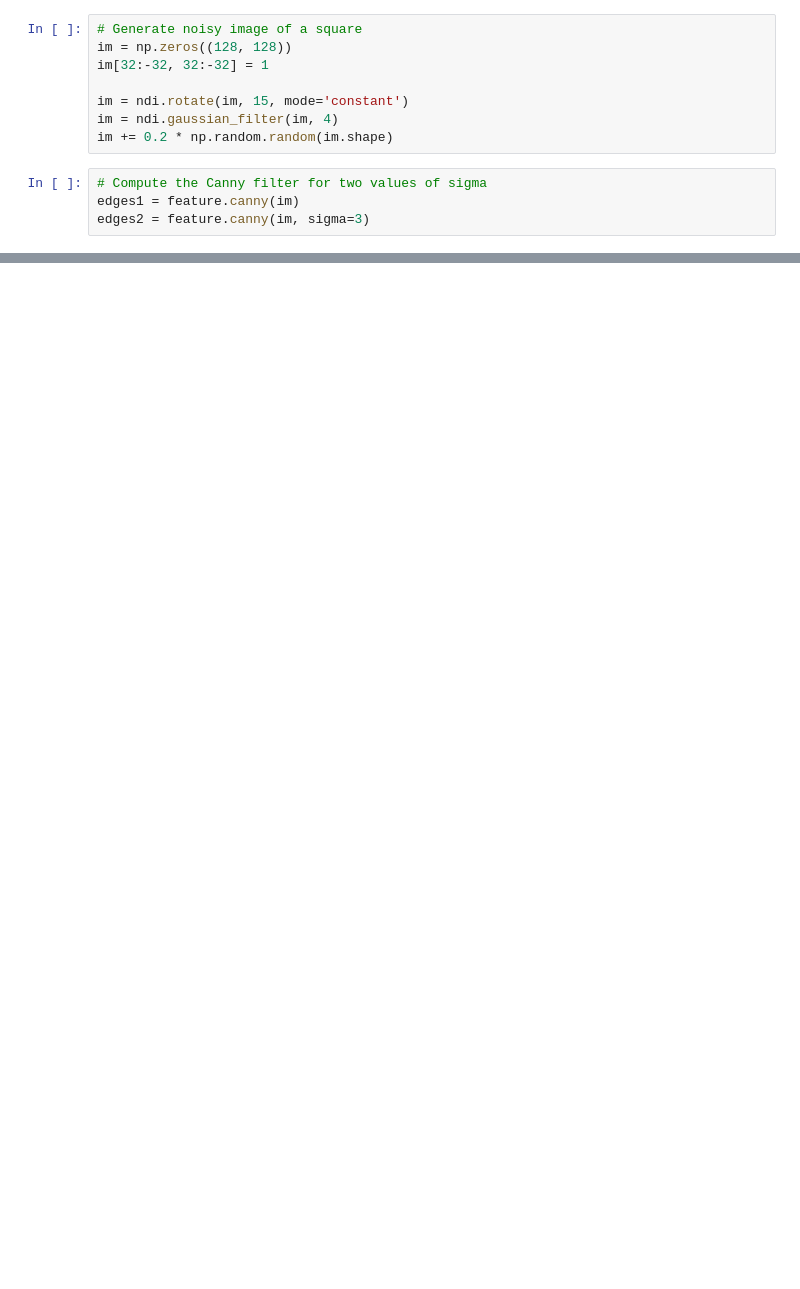
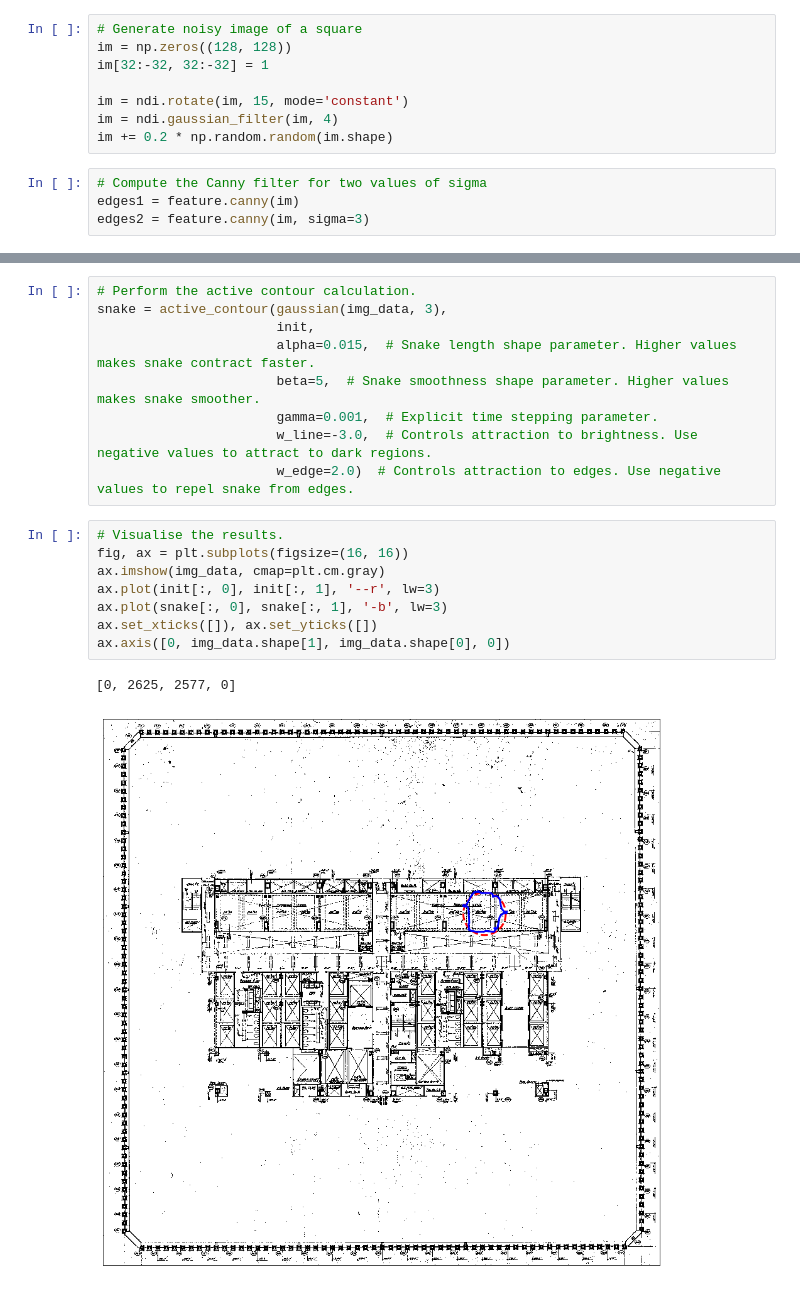
Before and after one commit to TristanHehnen/Notebooks, a Jupyter notebook: ImageProcessing/EdgeDetection.ipynb, the cells around one changed output, grey strips where cells are left out. Saved outputs shown, nothing was run; the diff lists cells and outputs as text; blank space fills up the shorter version.

```diff
--- a/ImageProcessing/EdgeDetection.ipynb
+++ b/ImageProcessing/EdgeDetection.ipynb
@@ -47,0 +109,20 @@ plt.show()
+# %%
+# Perform the active contour calculation.
+snake = active_contour(gaussian(img_data, 3),
+                       init,
+                       alpha=0.015,  # Snake length shape parameter. Higher values makes snake contract faster.
+                       beta=5,  # Snake smoothness shape parameter. Higher values makes snake smoother.
+                       gamma=0.001,  # Explicit time stepping parameter.
+                       w_line=-3.0,  # Controls attraction to brightness. Use negative values to attract to dark regions.
+                       w_edge=2.0)  # Controls attraction to edges. Use negative values to repel snake from edges.
+# %%
+# Visualise the results.
+fig, ax = plt.subplots(figsize=(16, 16))
+ax.imshow(img_data, cmap=plt.cm.gray)
+ax.plot(init[:, 0], init[:, 1], '--r', lw=3)
+ax.plot(snake[:, 0], snake[:, 1], '-b', lw=3)
+ax.set_xticks([]), ax.set_yticks([])
+ax.axis([0, img_data.shape[1], img_data.shape[0], 0])
+# %% [output]
+[0, 2625, 2577, 0]
+[figure, added]
```
Also changed, not shown: parts of 14 cells of this notebook, 1 other file.
